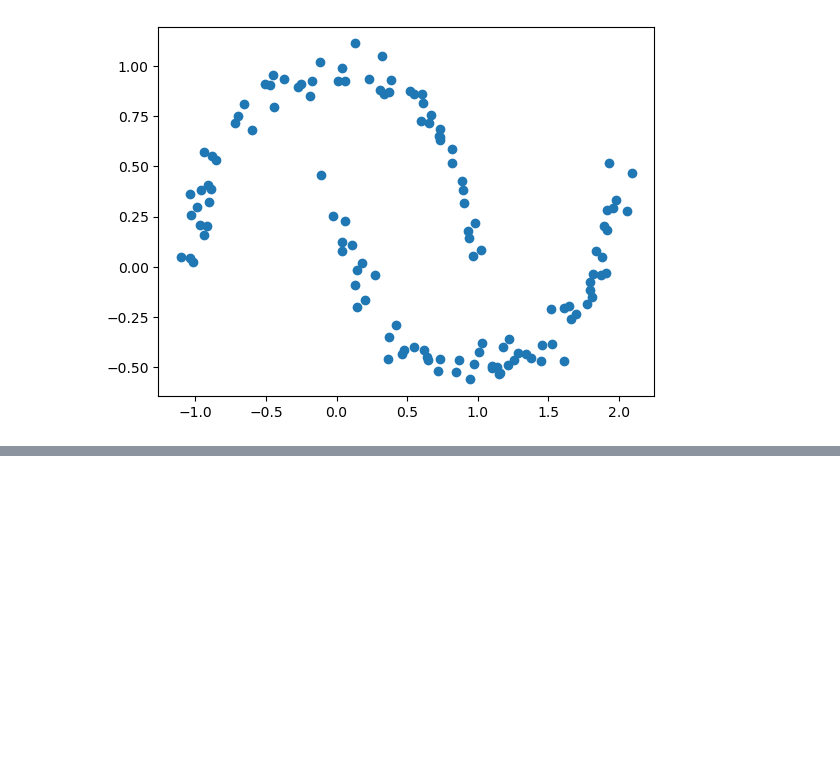
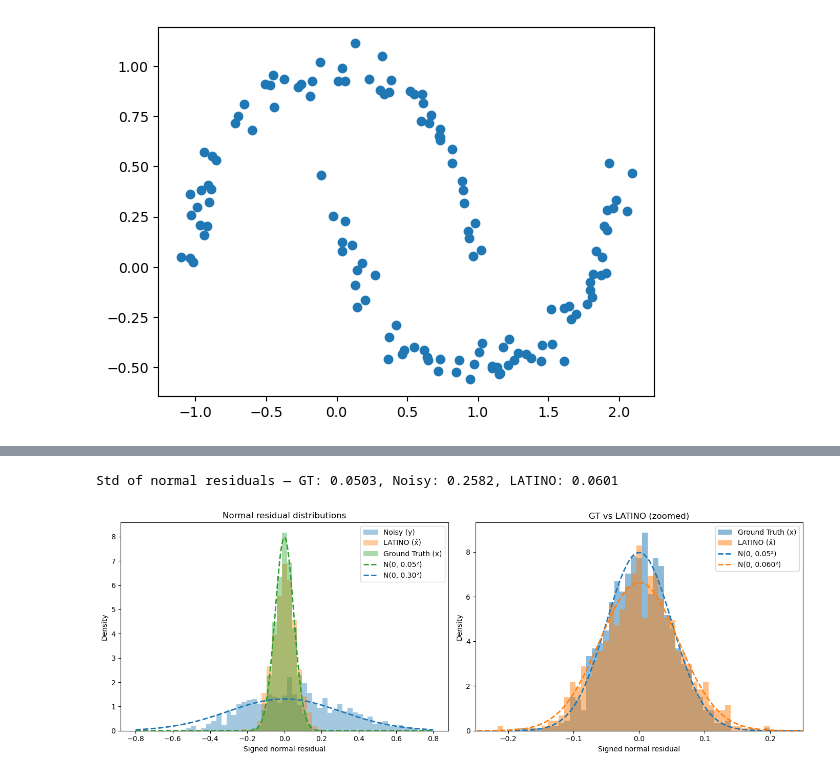
Before and after one commit to SammyS15/PhD_Project, a Jupyter notebook: notebooks/TwoMoons.ipynb, the cells around one changed output, grey strips where cells are left out. Drawn from its saved outputs; the diff is of its cells as text; code cells hidden in the pictures; blank space fills up the shorter version.

```diff
--- a/notebooks/TwoMoons.ipynb
+++ b/notebooks/TwoMoons.ipynb
@@ -136,0 +298,67 @@ scatter(samples[-1,:,0], samples[-1,:,1])
+# %%
+# Project each point onto the nearest skeleton curve point,
+# then compute the signed residual along the curve normal.
+from scipy.stats import norm
+
+resolution = 1024
+t = np.linspace(0, np.pi, resolution)
+
+# Skeleton curves
+outer = np.stack([np.cos(t), np.sin(t)], axis=1)
+inner = np.stack([1 - np.cos(t), 1 - np.sin(t) - 0.5], axis=1)
+skeleton = np.concatenate([outer, inner], axis=0)  # (2048, 2)
+
+# Analytical normals (rotate tangent 90° clockwise: normal = (ty, -tx))
+# Outer tangent: (-sin t, cos t) → normal: (cos t, sin t)
+# Inner tangent: (sin t, -cos t) → normal: (-cos t, -sin t)
+normal_outer = np.stack([np.cos(t), np.sin(t)], axis=1)
+normal_inner = np.stack([-np.cos(t), -np.sin(t)], axis=1)
+normals = np.concatenate([normal_outer, normal_inner], axis=0)  # (2048, 2)
+
+def signed_normal_residual(points):
+    """For each point, project onto nearest skeleton point and return signed normal residual."""
+    diffs = points[:, None, :] - skeleton[None, :, :]  # (N, K, 2)
+    nearest_idx = np.argmin(np.sum(diffs**2, axis=-1), axis=-1)  # (N,)
+    residual_vec = points - skeleton[nearest_idx]  # (N, 2)
+    return np.sum(residual_vec * normals[nearest_idx], axis=-1)  # (N,)
+
+r_true = signed_normal_residual(x_true)
+r_noisy = signed_normal_residual(y_obs)
+r_recon = signed_normal_residual(x_recon)
+
+# Expected: GT ~ N(0, 0.05²), noisy ~ N(0, 0.05²+0.3²)
+base_sigma = 0.05
+noisy_sigma = float(np.sqrt(base_sigma**2 + sigma_obs**2))
+recon_std = float(np.std(r_recon))
+r = np.linspace(-0.8, 0.8, 300)
+
+figure(figsize=[14, 5])
+
+subplot(1, 2, 1)
+bins = np.linspace(-0.8, 0.8, 60)
+hist(np.array(r_noisy), bins=bins, density=True, alpha=0.4, label='Noisy (y)')
+hist(np.array(r_recon), bins=bins, density=True, alpha=0.4, label='LATINO (x̂)')
+hist(np.array(r_true), bins=bins, density=True, alpha=0.4, label='Ground Truth (x)')
+plot(r, norm.pdf(r, scale=base_sigma), 'C2--', lw=2, label=f'N(0, {base_sigma}²)')
+plot(r, norm.pdf(r, scale=noisy_sigma), 'C0--', lw=2, label=f'N(0, {noisy_sigma:.2f}²)')
+xlabel('Signed normal residual'); ylabel('Density')
+title('Normal residual distributions')
+legend()
+
+subplot(1, 2, 2)
+bins_z = np.linspace(-0.25, 0.25, 60)
+hist(np.array(r_true), bins=bins_z, density=True, alpha=0.5, label='Ground Truth (x)')
+hist(np.array(r_recon), bins=bins_z, density=True, alpha=0.5, label='LATINO (x̂)')
+plot(r, norm.pdf(r, scale=base_sigma), 'C0--', lw=2, label=f'N(0, {base_sigma}²)')
+plot(r, norm.pdf(r, scale=recon_std), 'C1--', lw=2, label=f'N(0, {recon_std:.3f}²)')
+xlabel('Signed normal residual'); ylabel('Density')
+title('GT vs LATINO (zoomed)')
+legend(); xlim(-0.25, 0.25)
+
+tight_layout()
+
+print(f"Std of normal residuals — GT: {float(np.std(r_true)):.4f}, "
+      f"Noisy: {float(np.std(r_noisy)):.4f}, LATINO: {recon_std:.4f}")
+# %% [output]
+Std of normal residuals — GT: 0.0503, Noisy: 0.2582, LATINO: 0.0601
+[figure, added]
```
Also changed, not shown: parts of 7 cells of this notebook.
